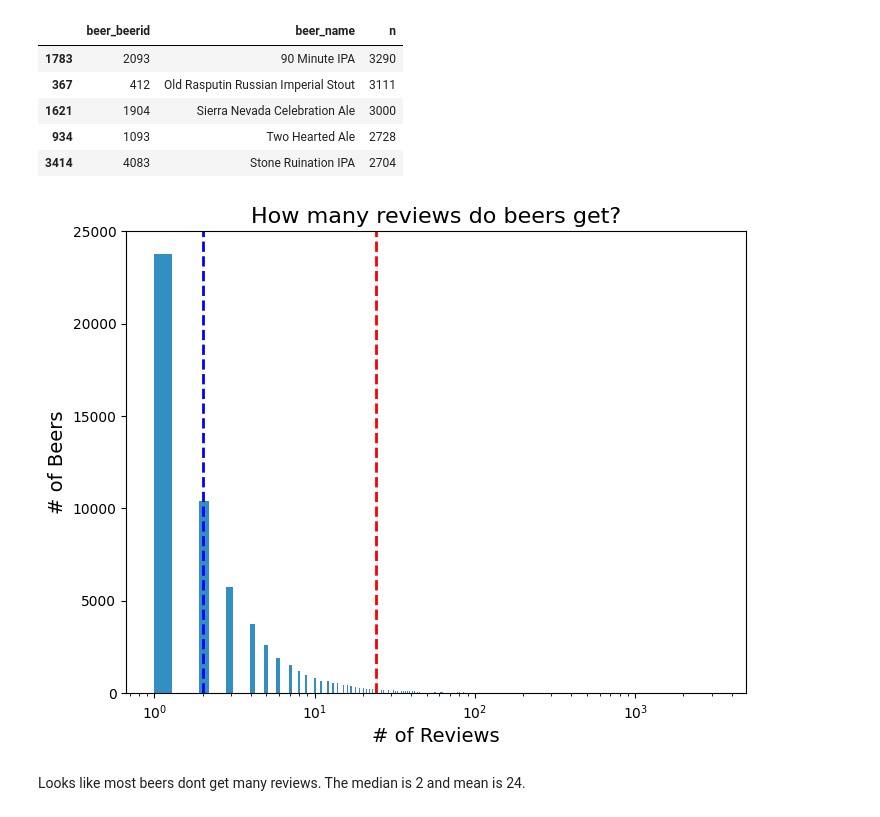
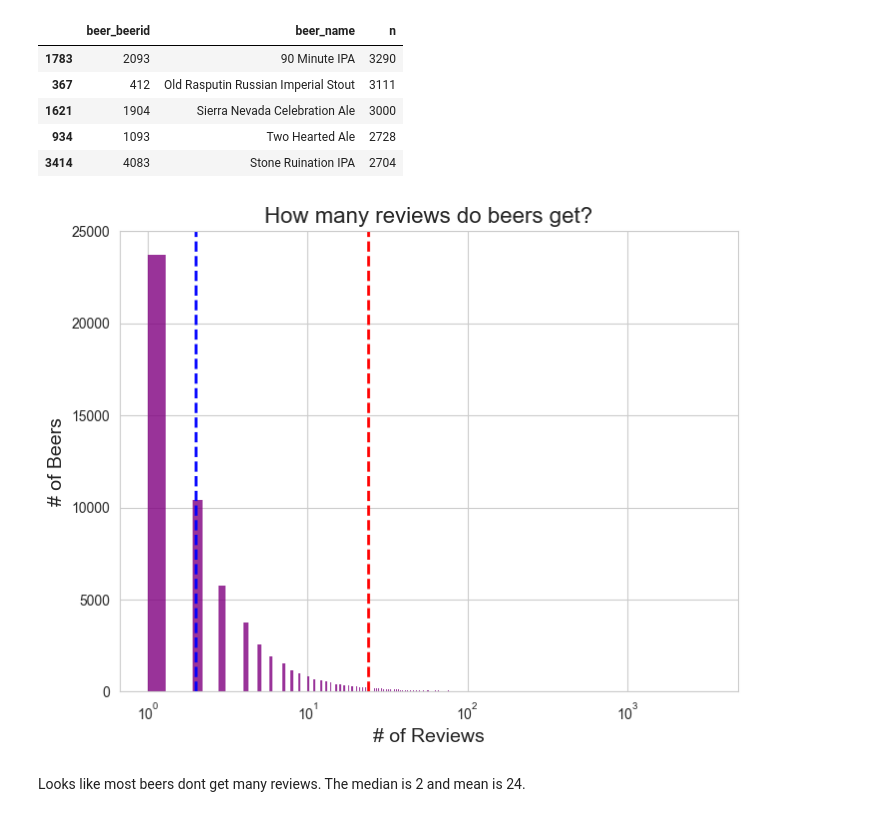
Before and after one commit to ErinPhillips/beer_recsys_final, a Jupyter notebook: beer_eda.ipynb, the cells around one changed output. Cells and saved outputs as stored; diff of their text form; code cells hidden in the pictures.

```diff
--- a/beer_eda.ipynb
+++ b/beer_eda.ipynb
@@ -9,6 +9,9 @@ import missingno as msno
 from sklearn import ensemble, tree, linear_model
 %matplotlib inline
 pd.options.display.float_format = '{:.2f}'.format
+# %%
+cmap = sns.color_palette("plasma", as_cmap=True)
+sns.set_style("whitegrid")
 # %% [markdown]
 https://notebook.community/mwee/BeerRecommender/Recommender
 # %% [markdown]
@@ -164,22 +167,22 @@ review_median = reviews_per_beer['n'].agg([np.median])
 # %%
 # plot histogram of number of reviews per beer
 plt.figure(figsize=(8, 6))
-sns.histplot(data=reviews_per_beer, x='n', color='#0072B2', alpha=.8, edgecolor='white')
+sns.histplot(data=reviews_per_beer, x='n', alpha=.8, color='purple')
 plt.xscale('log')
 plt.xlabel('# of Reviews', fontsize=14)
 plt.ylabel('# of Beers', fontsize=14)
 plt.title('How many reviews do beers get?', fontsize=16)
 
 #plot mean and median lines
 plt.vlines(x=[review_mean], ymin=0, ymax=len(reviews_per_beer), colors='red', ls='--', lw=2, label='mean')
 plt.vlines(x=[review_median], ymin=0, ymax=len(reviews_per_beer),colors='blue', ls='--', lw=2, label='median')
 
 # adjust y axis limits and format tick labels
 plt.ylim(0, 25000)
 
 plt.show()
 # %% [output]
-[figure, old version]
+[figure, new version]
 # %% [markdown]
 Looks like most beers dont get many reviews. The median is 2 and mean is 24.
 # %% [markdown]
```
Also changed, not shown: parts of 14 cells of this notebook.
